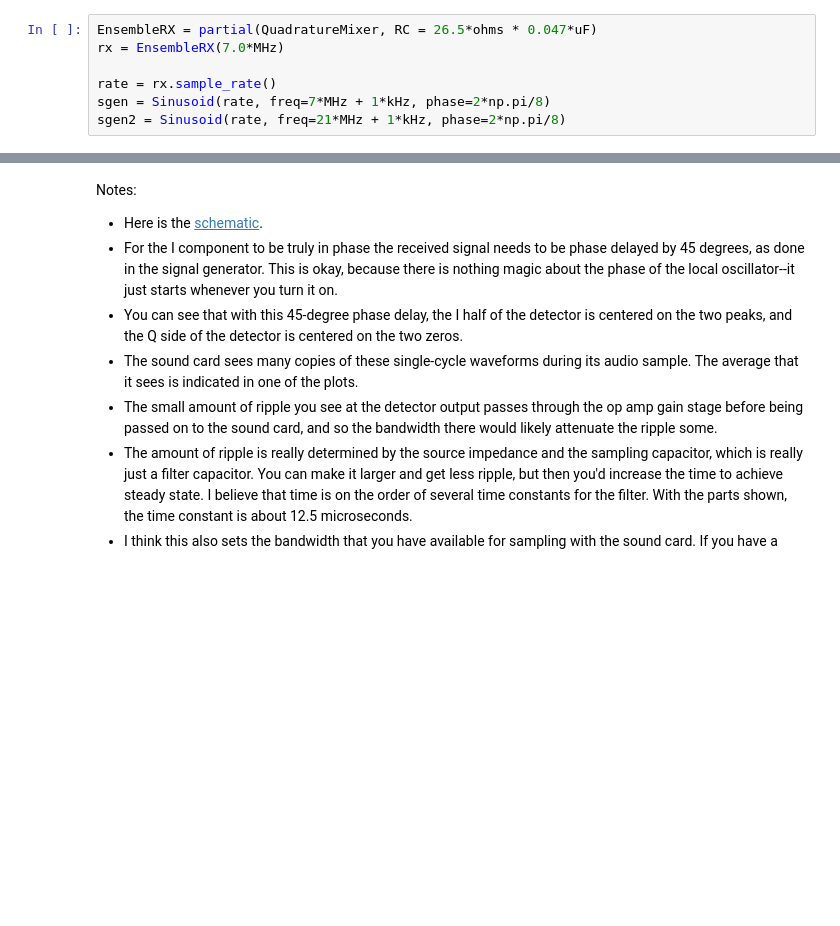
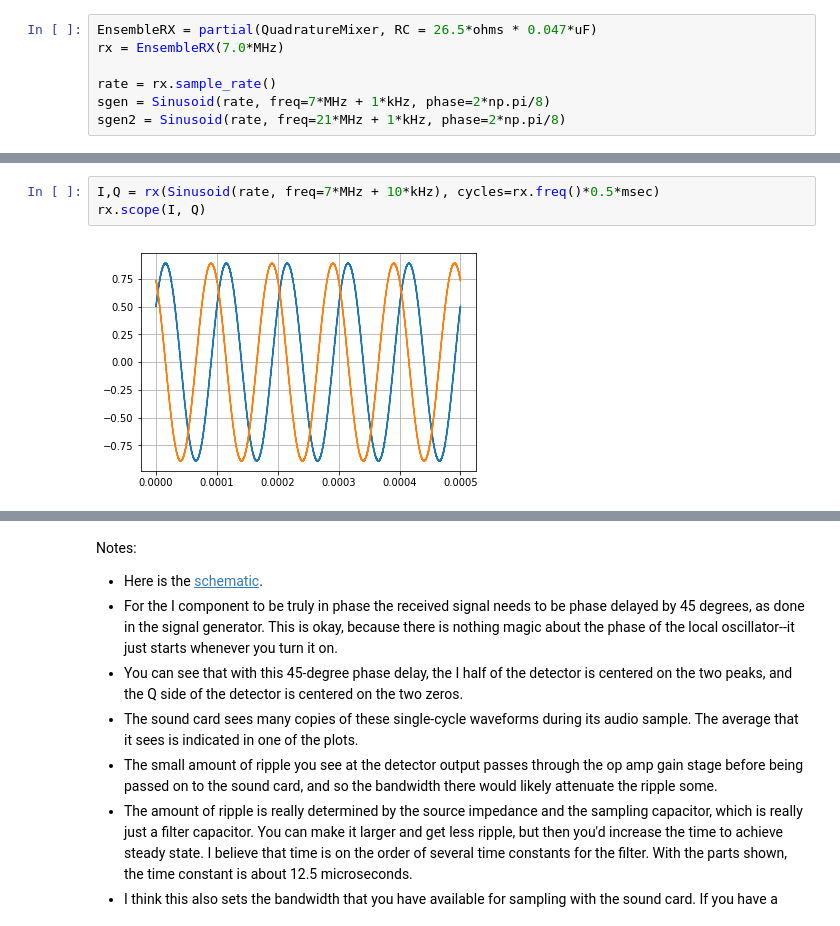
Before and after one commit to ttdoucet/qsd-mixer, a Jupyter notebook: mixer_nb.ipynb, the cells around one changed output, grey strips where cells are left out. Drawn from its saved outputs; the diff is of its cells as text; blank space fills up the shorter version.

```diff
--- a/mixer_nb.ipynb
+++ b/mixer_nb.ipynb
@@ -120 +120,6 @@ rx.scope(I, Q)
+# %%
+I,Q = rx(Sinusoid(rate, freq=7*MHz + 10*kHz), cycles=rx.freq()*0.5*msec)
+rx.scope(I, Q)
+# %% [output]
+[figure, added]
 # %%
```
Also changed, not shown: parts of 6 cells of this notebook.
